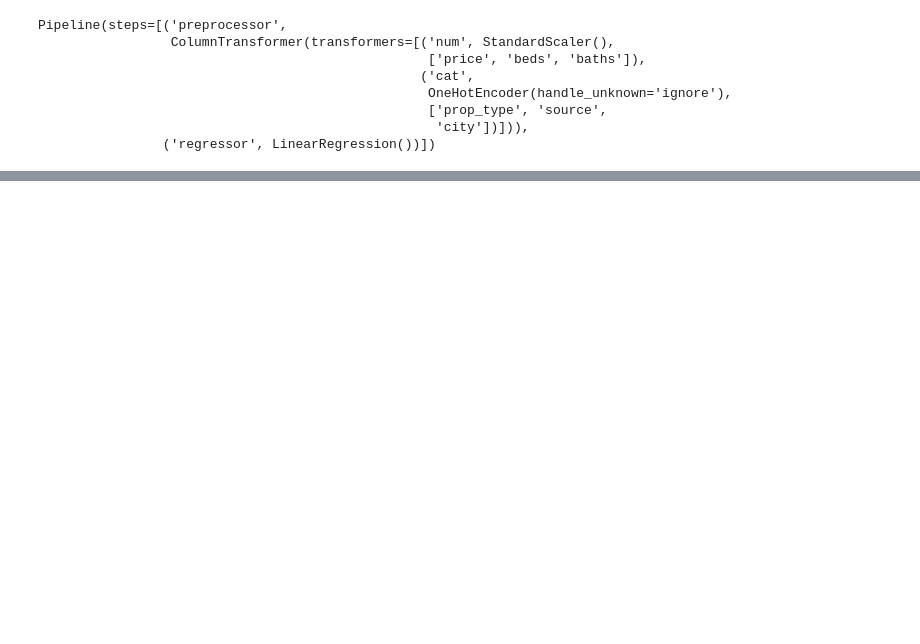
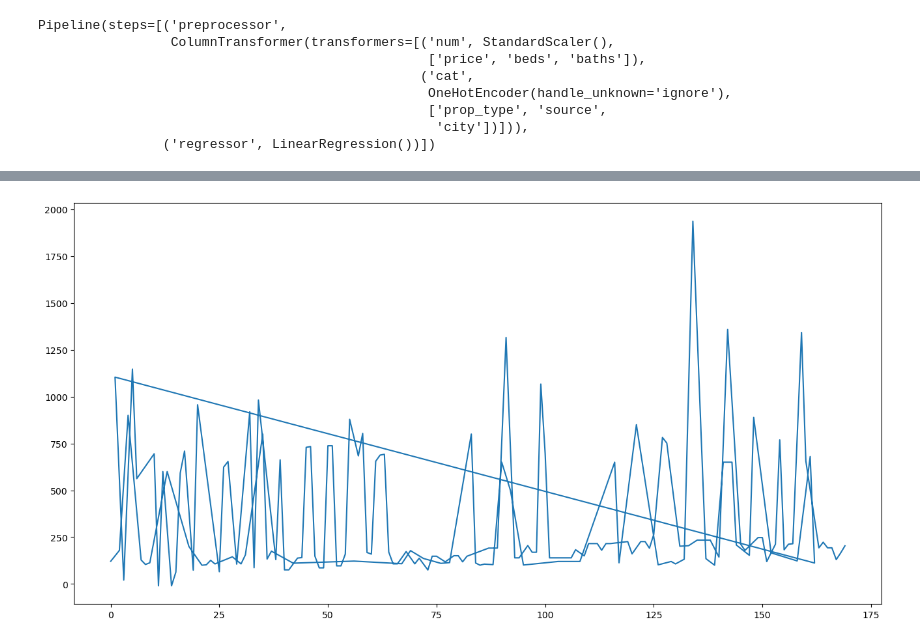
Before and after one commit to ShubhPundir/Rental-Apartment-Analysis, a Jupyter notebook: Data Collection.ipynb, the cells around one changed output, grey strips where cells are left out. Cells and saved outputs as stored; diff of their text form; code cells hidden in the pictures; blank space fills up the shorter version.

```diff
--- a/Data Collection.ipynb
+++ b/Data Collection.ipynb
@@ -391,0 +413,6 @@ Int64Index([  1,   5,   7,   8,  10,  11,  12,  14,  15,  16,
+# %%
+plt.figure(figsize=(16,8))
+plt.plot(final_data['sqft'])
+plt.show()
+# %% [output]
+[figure, added]
```
Also changed, not shown: parts of 28 cells of this notebook, 5 other files.
